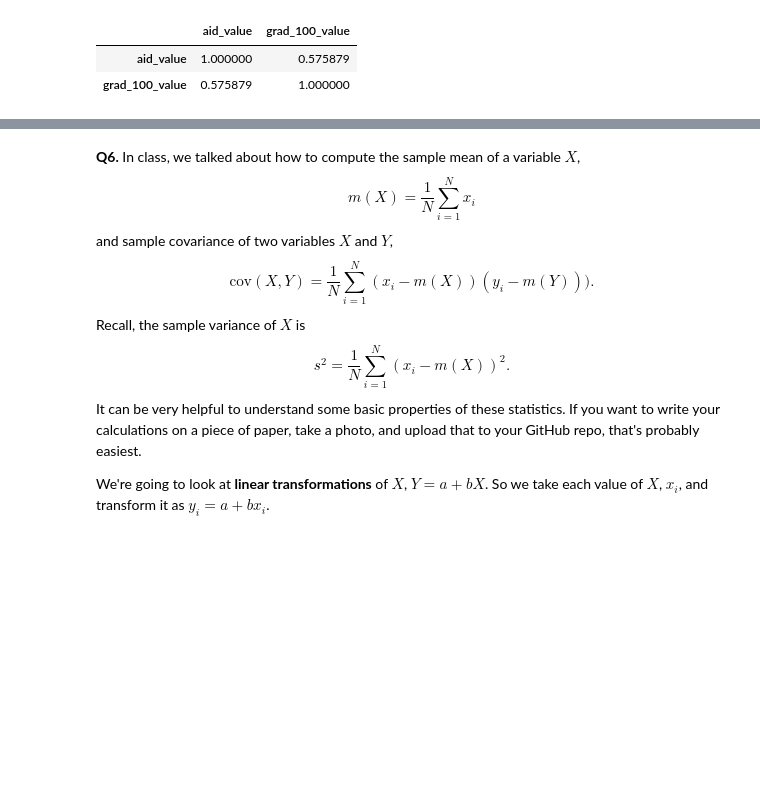
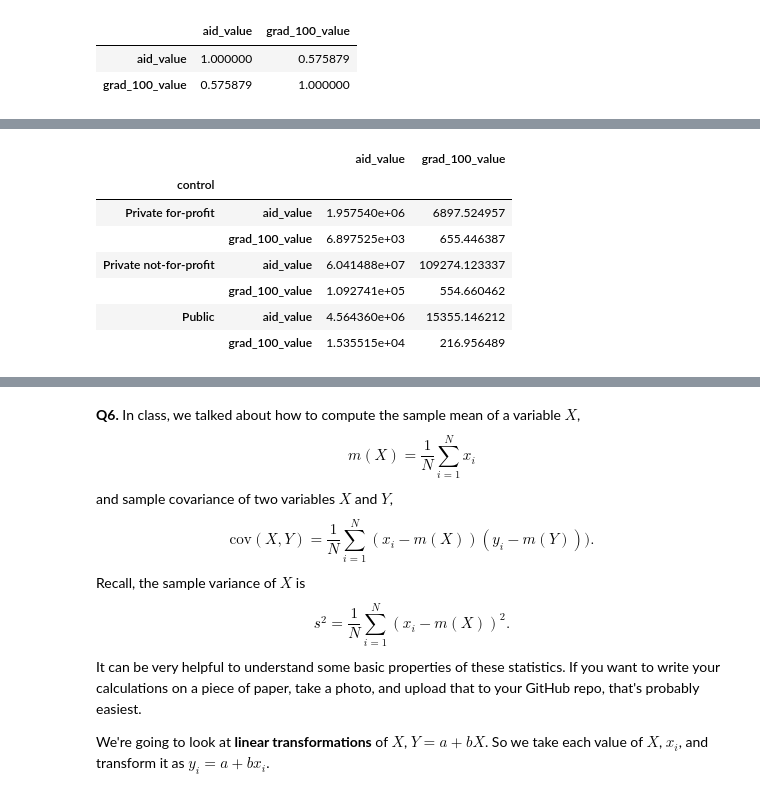
Before and after one commit to namithatholasi/undergrad_ml_assignments, a Jupyter notebook: 01_assignment_wrangling_and_eda.ipynb, the cells around one changed output, grey strips where cells are left out. Saved outputs shown, nothing was run; the diff lists cells and outputs as text; code cells hidden in the pictures; blank space fills up the shorter version.

```diff
--- a/01_assignment_wrangling_and_eda.ipynb
+++ b/01_assignment_wrangling_and_eda.ipynb
@@ -687,0 +698,14 @@ df_college[["aid_value", "grad_100_value"]].corr()
+# %%
+#Q5.5
+
+#Measuring covariance by control
+df_college.groupby("control")[["aid_value", "grad_100_value"]].cov()
+# %% [output]
+|  |  | aid_value | grad_100_value |
+| control |  |  |  |
+| Private for-profit | aid_value | 1.957540e+06 | 6897.524957 |
+|  | grad_100_value | 6.897525e+03 | 655.446387 |
+| Private not-for-profit | aid_value | 6.041488e+07 | 109274.123337 |
+|  | grad_100_value | 1.092741e+05 | 554.660462 |
+| Public | aid_value | 4.564360e+06 | 15355.146212 |
+|  | grad_100_value | 1.535515e+04 | 216.956489 |
```
Also changed, not shown: parts of 7 cells of this notebook.
